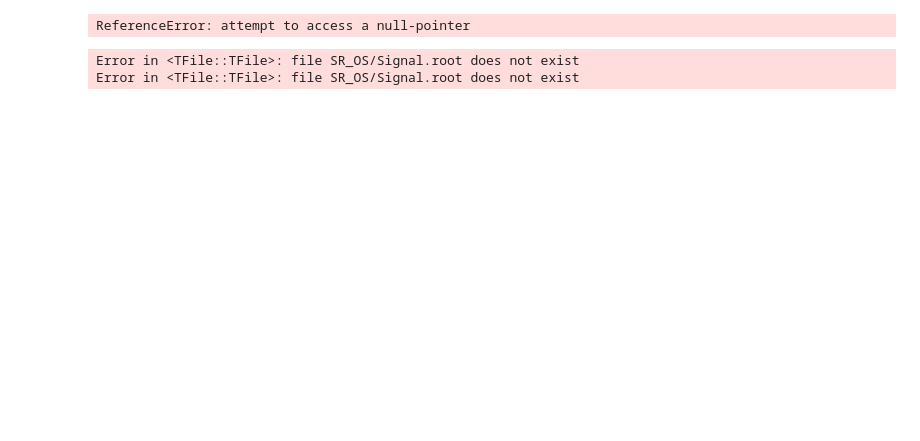
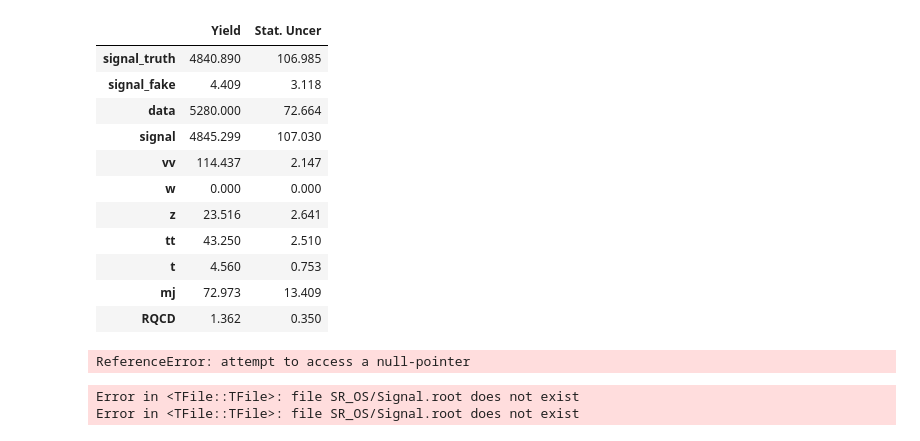
Before and after one commit to diegobaronm/TauID, a Jupyter notebook: EleTau/Plots/MJ Estimation.ipynb, the cells around one changed output. Cells and saved outputs as stored; diff of their text form; code cells hidden in the pictures; blank space fills up the shorter version.

```diff
--- a/EleTau/Plots/MJ Estimation.ipynb
+++ b/EleTau/Plots/MJ Estimation.ipynb
@@ -8,18 +8,32 @@ from IPython.display import display
 import pandas as pd
 
 samples=os.listdir("SR_OS")
-print(samples)
 if "MJ.root" in samples:
     os.system("rm SR_OS/MJ.root")
 
-def biner(o_bin,m_bin,f_bin,f_step,l_step):
-    a=np.linspace(o_bin,m_bin,int((m_bin-o_bin)/f_step),endpoint=False)
-    b=np.linspace(m_bin,f_bin,round((f_bin-m_bin)/l_step)+1)
-    return np.concatenate((a,b))
+def biner(edges,bin_widths,histogram):
+    if (len(edges)+1!=len(bin_widths)):
+        print("Check edges and bin widths array sizes!")
+        return
+
+    bins=[]
+    first_bin = histogram.GetXaxis().GetBinLowEdge(1)
+    #print(first_bin)
+    last_bin = histogram.GetXaxis().GetBinUpEdge(histogram.GetNbinsX())
+    #print(last_bin)
+    for i in range(0,len(edges)):
+        n_spaces = int((edges[i] - first_bin)/bin_widths[i])
+        bins = np.concatenate((bins,np.linspace(first_bin,edges[i],n_spaces,endpoint=False)))
+        first_bin = edges[i]
+        if edges[i]==edges[-1]:
+            n_spaces = int((last_bin - edges[i])/bin_widths[i+1])
+            bins = np.concatenate((bins,np.linspace(edges[i],last_bin,n_spaces,endpoint=False)))
+            bins = np.concatenate((bins,[last_bin]))
+    return bins
 
 def normalization(hist_list,norm_bin):
     for hist in hist_list:
-        for i in range(1,hist.GetNbinsX()+2):
+        for i in range(1,hist.GetNbinsX()+1):
             value=hist.GetBinContent(i)
             error=hist.GetBinError(i)
             sf=hist.GetBinWidth(i)/norm_bin
@@ -121,6 +160,6 @@ histos={
 # %%
 ##### SELECTING GENERATOR FOR SIGNAL SAMPLE
-signal_sample="Signal_PoPyNORW.root"
+signal_sample="Signal_PoPy.root"
 signal_string=signal_sample.strip("Signal").strip(".root")
 production=True
 
@@ -874,3 +977,18 @@ Info in <TCanvas::Print>: pdf file delta_R_taulep_3p_cuts_tpt_PoPyNORW.pdf has b
+# %%
+print_yields(46,-1,"tau_pt_1p_cuts",RQCD,sigma_rqcd)
+# %% [output]
+|  | Yield | Stat. Uncer |
+| signal_truth | 4840.890 | 106.985 |
+| signal_fake | 4.409 | 3.118 |
+| data | 5280.000 | 72.664 |
+| signal | 4845.299 | 107.030 |
+| vv | 114.437 | 2.147 |
+| w | 0.000 | 0.000 |
+| z | 23.516 | 2.641 |
+| tt | 43.250 | 2.510 |
+| t | 4.560 | 0.753 |
+| mj | 72.973 | 13.409 |
+| RQCD | 1.362 | 0.350 |
 # %%
 import os
 import shutil
```
Also changed, not shown: parts of 5 cells of this notebook, 9 other files.
